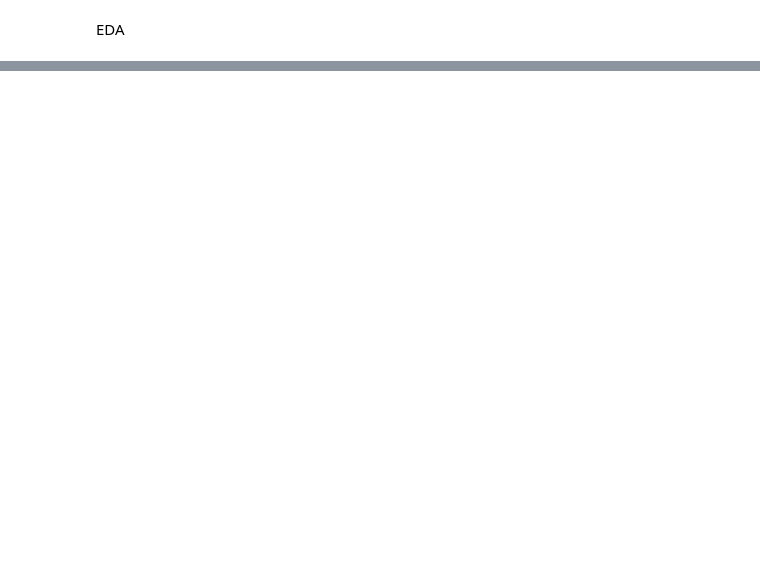
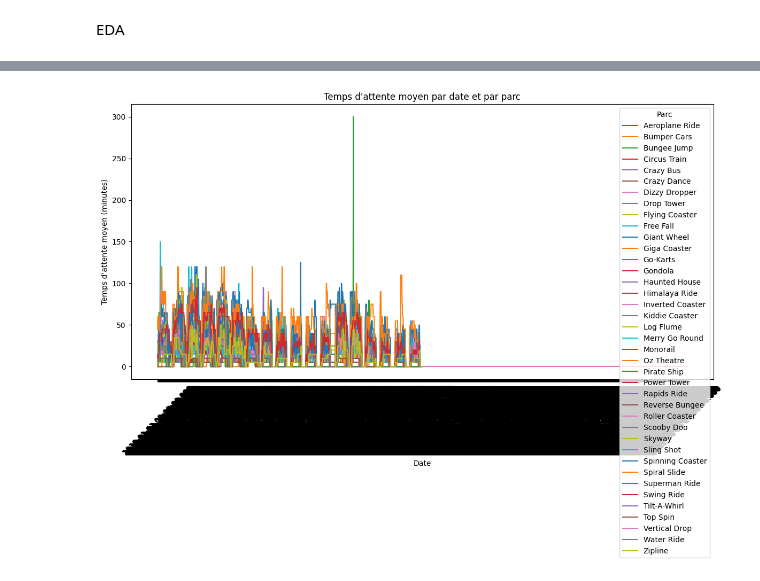
Before and after one commit to Behachee/The-Endless-Line, a Jupyter notebook: EDA.ipynb, the cells around one changed output, grey strips where cells are left out. Drawn from its saved outputs; the diff is of its cells as text; code cells hidden in the pictures; blank space fills up the shorter version.

Commit message:
merging data

```diff
--- a/EDA.ipynb
+++ b/EDA.ipynb
@@ -42,0 +10,6 @@ entity.head()
+# %%
+waiting_time_df = pd.read_csv('data/waiting_times.csv')
+attendance_df = pd.read_csv('data/attendance.csv')
+entity_df = pd.read_csv('data/entity_schedule.csv')
+link_attraction_park_df = pd.read_csv('data/link_attraction_park.csv', sep=';')
+weather_df = pd.read_csv('data/weather_data.csv')
@@ -42,0 +155,6 @@ entity.head()
+# %%
+waiting_time_df['FIN_TIME'] = waiting_time_df['FIN_TIME'].str.slice(0,16)
+waiting_time_df['DEB_TIME'] = waiting_time_df['DEB_TIME'].str.slice(0,16)
+waiting_time_df['FIN_TIME'] = pd.to_datetime(waiting_time_df['FIN_TIME'], format='%Y-%m-%d %H:%M')
+waiting_time_df['DEB_TIME'] = pd.to_datetime(waiting_time_df['DEB_TIME'], format='%Y-%m-%d %H:%M')
+waiting_time_df.head()
@@ -42,0 +204,4 @@ entity.head()
+# %%
+grouped = waiting_time_df.groupby(['ENTITY_DESCRIPTION_SHORT', 'DEB_TIME'])['WAIT_TIME_MAX'].mean().reset_index()
+# %%
+grouped = grouped.sort_values(by='DEB_TIME')
@@ -42,0 +221,31 @@ entity.head()
+# %%
+parc = ['Aeroplane Ride', 'Scooby Doo', 'Go-Karts', 'Roller Coaster',
+       'Gondola', 'Haunted House', 'Reverse Bungee', 'Giga Coaster',
+       'Himalaya Ride', 'Inverted Coaster', 'Power Tower',
+       'Kiddie Coaster', 'Pirate Ship', 'Log Flume', 'Oz Theatre',
+       'Rapids Ride', 'Skyway', 'Giant Wheel', 'Sling Shot', 'Zipline',
+       'Bungee Jump', 'Water Ride', 'Circus Train', 'Top Spin',
+       'Crazy Bus', 'Swing Ride', 'Crazy Dance', 'Superman Ride',
+       'Dizzy Dropper', 'Drop Tower', 'Spiral Slide', 'Flying Coaster',
+       'Spinning Coaster', 'Free Fall', 'Merry Go Round', 'Monorail',
+       'Bumper Cars', 'Tilt-A-Whirl', 'Vertical Drop']
+
+
+# Trier le DataFrame par date pour s'assurer que le graphique est bien ordonné
+grouped.sort_values(by='DEB_TIME', inplace=True)
+
+# Créer un graphique pour chaque parc
+plt.figure(figsize=(12, 8))
+
+for parc, df_parc in grouped.groupby('ENTITY_DESCRIPTION_SHORT'):
+    plt.plot(df_parc['DEB_TIME'][:1000], df_parc['WAIT_TIME_MAX'][:1000], label=parc)
+
+plt.title('Temps d\'attente moyen par date et par parc')
+plt.xlabel('Date')
+plt.ylabel('Temps d\'attente moyen (minutes)')
+plt.legend(title='Parc')
+plt.xticks(rotation=45)  # Rotation des dates pour une meilleure lisibilité
+plt.tight_layout()  # Ajuster la disposition pour ne pas couper les labels
+plt.show()
+# %% [output]
+[figure, added]
```
Also changed, not shown: parts of 22 cells of this notebook, 2 other files.
